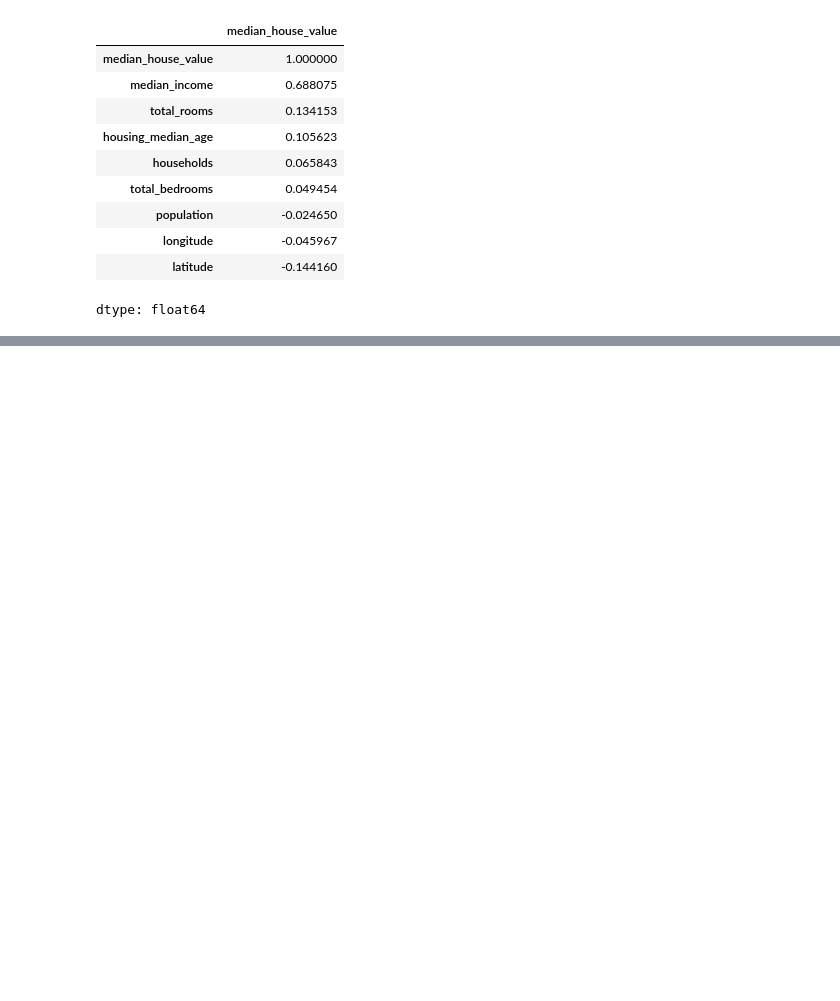
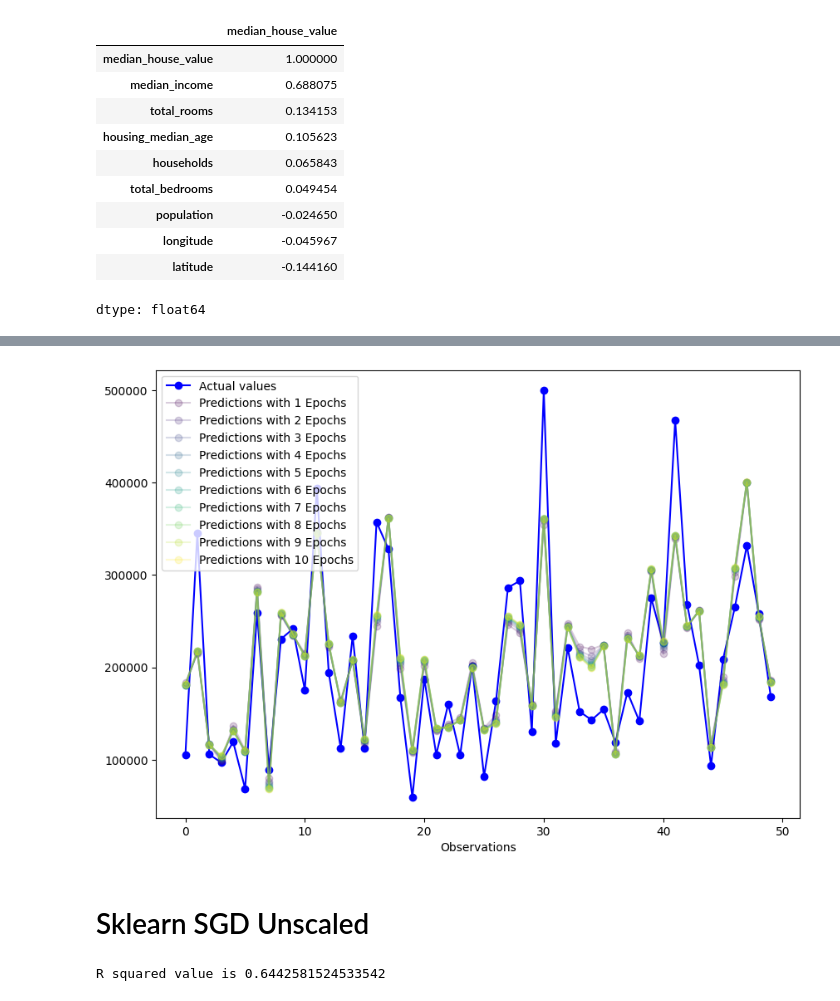
Before and after one commit to Siuuuuuu0/ML-DL, a Jupyter notebook: CaliforniaHousingPrices.ipynb, the cells around one changed output, grey strips where cells are left out. Cells and saved outputs as stored; diff of their text form; code cells hidden in the pictures; blank space fills up the shorter version.

```diff
--- a/CaliforniaHousingPrices.ipynb
+++ b/CaliforniaHousingPrices.ipynb
@@ -140,0 +135,5 @@ df
+# %%
+X = df.drop(columns=["median_house_value"])
+y = df["median_house_value"]
+# %%
+X_train, X_test, y_train, y_test = train_test_split(X, y, test_size=0.2, random_state=52)
@@ -140,0 +202,18 @@ df
+# %%
+performance_df_sgd_scaled = pd.DataFrame({"Actual values":y_test})
+pipeline = Pipeline([
+      ("scaler", StandardScaler()),
+      ("sgd", SGDRegressor(max_iter=1, learning_rate="invscaling", eta0=0.01, random_state=52, warm_start=True))
+  ])
+
+for epoch in range(10):
+  pipeline.named_steps["sgd"].partial_fit(pipeline.named_steps["scaler"].fit_transform(X_train), y_train)
+
+  y_pred_scaled = pipeline.predict(X_test)
+
+  performance_df_sgd_scaled[f"Predictions with {epoch+1} Epochs"] = y_pred_scaled
+  performance_df_sgd_scaled[f"Error with {epoch+1} Epochs"] = performance_df_sgd_scaled["Actual values"] - performance_df_sgd_scaled[f"Predictions with {epoch+1} Epochs"]
+
+performance_df_sgd_scaled.reset_index(drop=True, inplace=True)
+performance_df_sgd_scaled.reset_index(inplace=True)
+performance_df_sgd_scaled.head()
@@ -140,0 +227,15 @@ df
+# %%
+plt.figure(figsize=(10, 7))
+colors = plt.cm.viridis(np.linspace(0, 1, 10))
+plt.plot("index", "Actual values", label='Actual values', color='blue', marker='o', data=performance_df_sgd_scaled[:50])
+
+for i in range(10):
+  plt.plot("index", f"Predictions with {i+1} Epochs", label=f"Predictions with {i+1} Epochs", color=colors[i], marker='o', data=performance_df_sgd_scaled[:50], alpha=0.2)
+
+plt.xlabel("Observations")
+plt.legend()
+plt.show()
+# %% [output]
+[figure, added]
+# %% [markdown]
+# Sklearn SGD Unscaled
@@ -140,0 +246,4 @@ df
+# %%
+print(f"R squared value is {pipeline.score(X_train, y_train)}")
+# %% [output]
+R squared value is 0.6442581524533542
```
Also changed, not shown: parts of 19 cells of this notebook.
